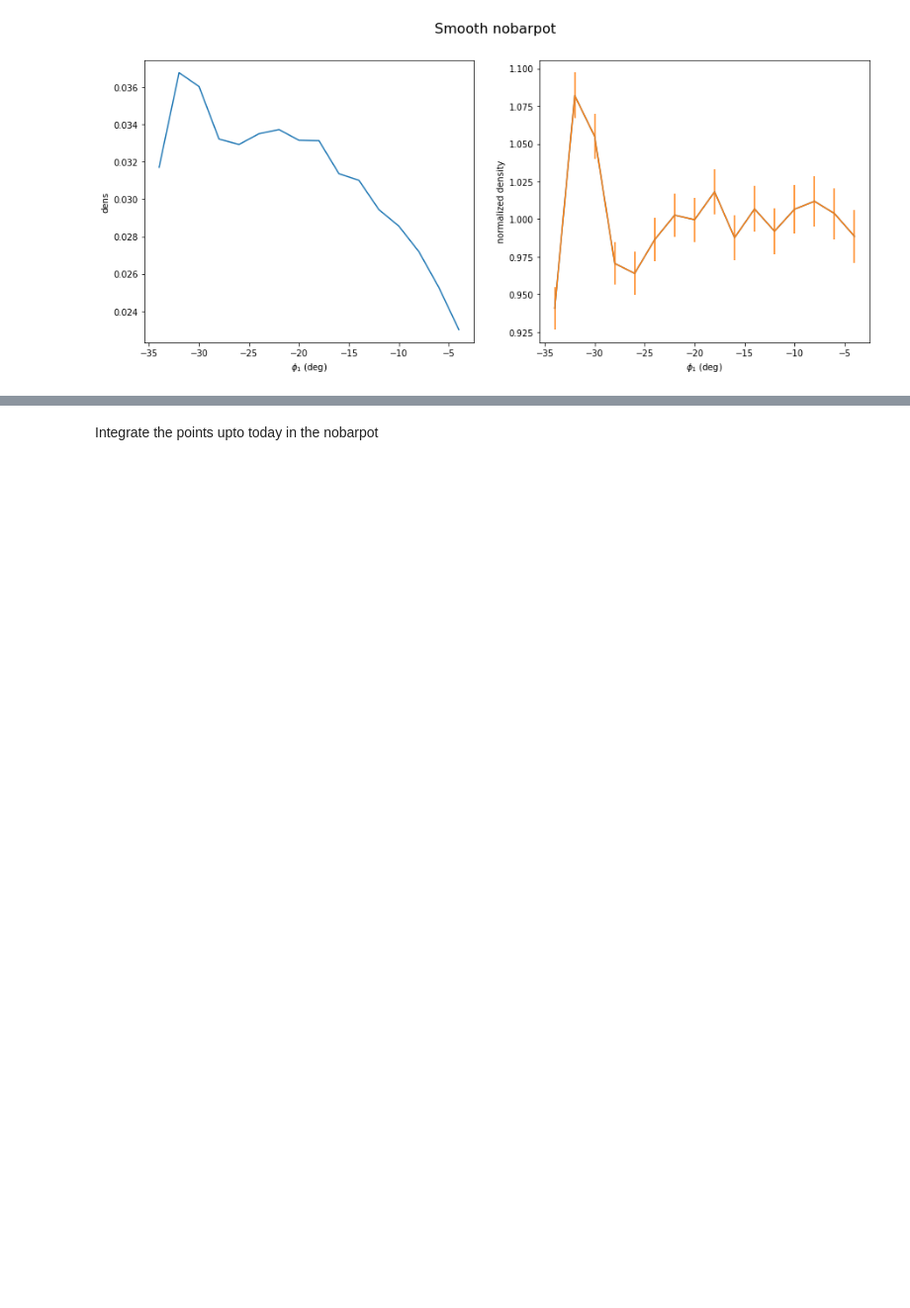
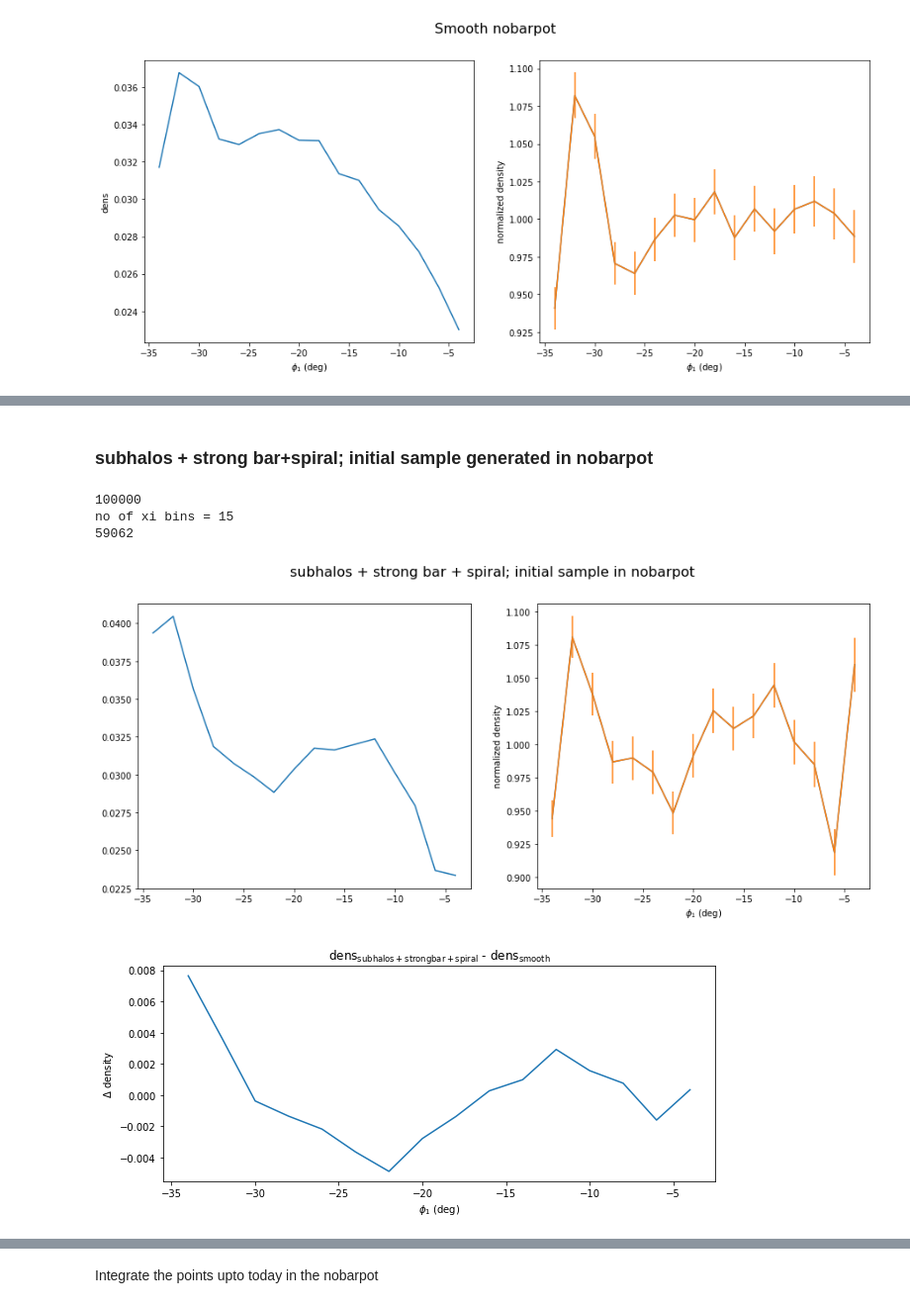
Before and after one commit to nbanik/Analyze_GD-1, a Jupyter notebook: spraydf_combine_bar+spiral and subhalos.ipynb, the cells around one changed output, grey strips where cells are left out. Shown at 99% size. Drawn from its saved outputs; the diff is of its cells as text; code cells hidden in the pictures; blank space fills up the shorter version.

```diff
--- a/spraydf_combine_bar+spiral and subhalos.ipynb
+++ b/spraydf_combine_bar+spiral and subhalos.ipynb
@@ -519,0 +605,51 @@ no of xi bins = 15
+# %% [markdown]
+### subhalos + strong bar+spiral; initial sample generated in nobarpot
+# %%
+#subhalos + bar + strong spiral, initial sample generated in nobarpot
+
+#R   phi   z   vR    vT    vz
+R_substrongBS_nobarpot=[]
+phi_substrongBS_nobarpot=[]
+z_substrongBS_nobarpot=[]
+
+for ii in range(200):
+    R,phi,z,_,_,_=np.loadtxt("combine_bar_spiral_subhalos/nobarpot_init_subhalos_strongbarpot_final/spraydf_sample_nobarpot_init_subhalos_strongbarpot_final_{}.dat".format(ii),unpack=True)
+    for jj in range(len(R)):
+        R_substrongBS_nobarpot.append(R[jj])
+        phi_substrongBS_nobarpot.append(phi[jj])
+        z_substrongBS_nobarpot.append(z[jj])
+
+
+p1_substrongBS_nobarpot,p2_substrongBS_nobarpot=galcencyl_to_phi12(R_substrongBS_nobarpot,phi_substrongBS_nobarpot,z_substrongBS_nobarpot)
+
+midphi1_substrongBS_nobarpot,Ndn_substrongBS_nobarpot,Ndn_substrongBS_nobarpoterr,nden_substrongBS_nobarpot,nden_substrongBS_nobarpoterr,den_substrongBS_nobarpot,pp_substrongBS_nobarpot = compute_ndenphi1(p1_substrongBS_nobarpot,
+                                                                                                              maxphi1=-4.,
+                                                                                                             minphi1=-34.,bw=2)
+
+plt.figure(figsize=(15,6))
+plt.suptitle("subhalos + strong bar + spiral; initial sample in nobarpot",fontsize=16)
+plt.subplot(1,2,1)
+#plt.scatter(p1_nobarpot,p2_nobarpot)
+plt.plot(midphi1_substrongBS_nobarpot,den_substrongBS_nobarpot)
+
+plt.subplot(1,2,2)
+plt.plot(midphi1_substrongBS_nobarpot,nden_substrongBS_nobarpot)
+plt.errorbar(midphi1_substrongBS_nobarpot,nden_substrongBS_nobarpot,nden_substrongBS_nobarpoterr)
+#plt.plot(outphi1,dens_cont,label="")
+plt.ylabel('normalized density')
+plt.xlabel(r'$\phi_{1}$ (deg)')
+
+plt.show()
+
+plt.figure(figsize=(10,4))
+plt.title(r"dens$_{\rm{subhalos + strong bar + spiral}}$ - dens$_{\rm{smooth}}$")
+plt.plot(midphi1_substrongBS_nobarpot,den_substrongBS_nobarpot - dens)
+plt.ylabel(r'$\Delta$ density')
+plt.xlabel(r'$\phi_{1}$ (deg)')
+plt.show()
+# %% [output]
+100000
+no of xi bins = 15
+59062
+[figure, added]
+[figure, added]
```
Also changed, not shown: parts of 33 cells of this notebook, 1 other file.
